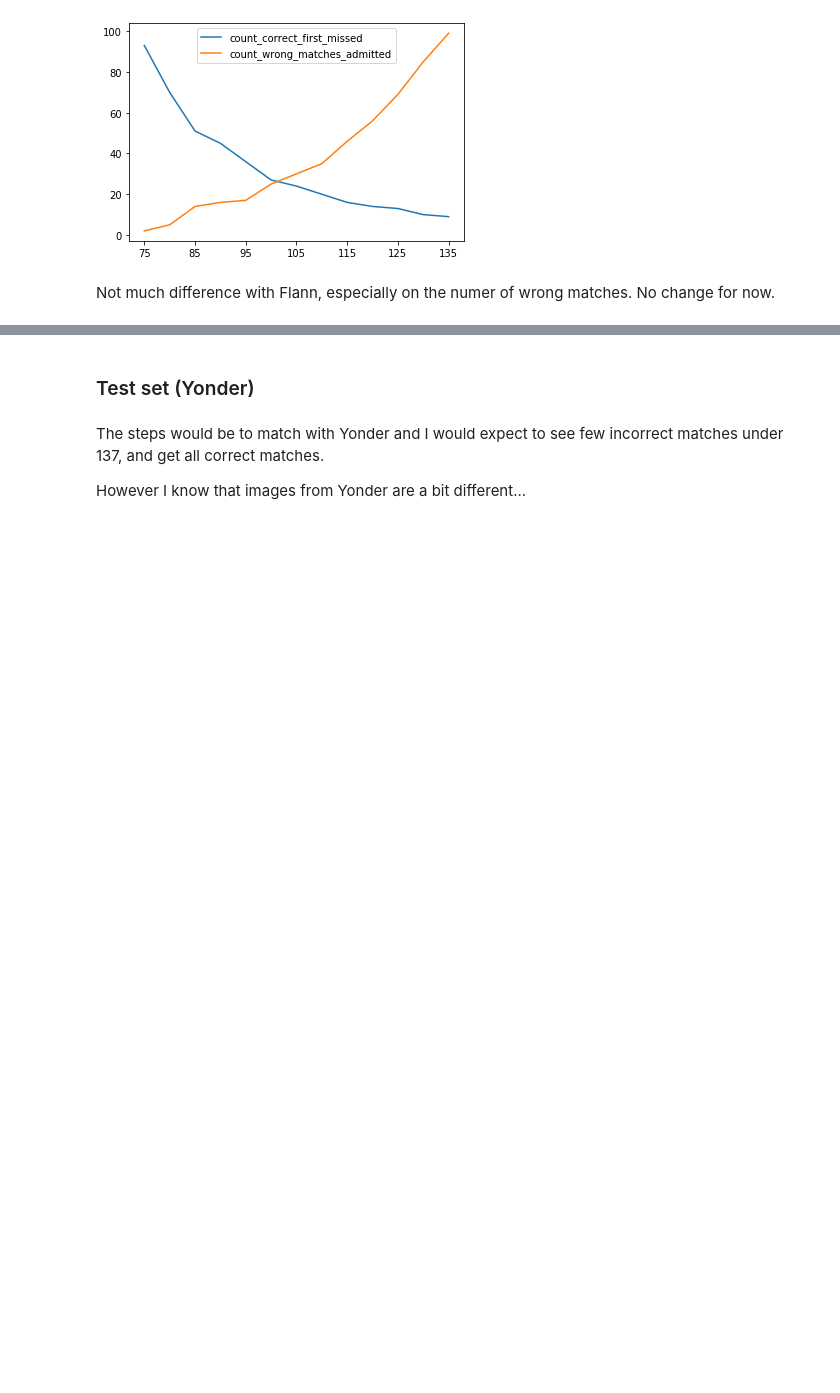
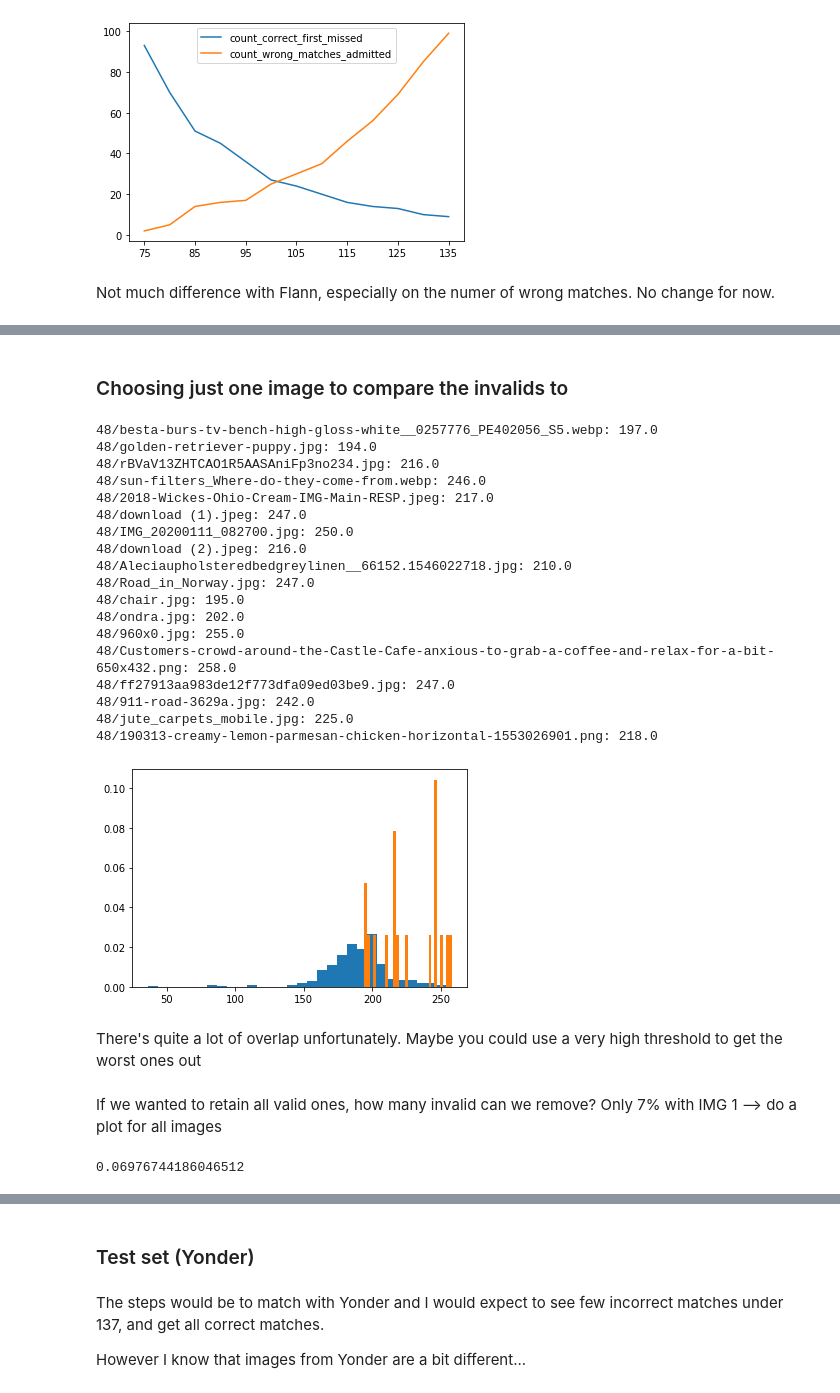
Before and after one commit to andrius-sil/climbicus, a Jupyter notebook: model_training_pre_release/threshold.ipynb, the cells around one changed output, grey strips where cells are left out. Drawn from its saved outputs; the diff is of its cells as text; code cells hidden in the pictures; blank space fills up the shorter version.

```diff
--- a/model_training_pre_release/threshold.ipynb
+++ b/model_training_pre_release/threshold.ipynb
@@ -237,0 +223,2 @@ max_valids, min_invalids, all_invalid_dists = invalid_images_stats(d)
+# %% [markdown]
+### Choosing just one image to compare the invalids to
@@ -238,3 +252,33 @@ max_valids, min_invalids, all_invalid_dists = invalid_images_stats(d)
+# %%
+max_valids, min_invalids, all_invalid_dists, valid_dists, invalid_dists = invalid_images_stats(d, 300)
+# %% [output]
+48/besta-burs-tv-bench-high-gloss-white__0257776_PE402056_S5.webp: 197.0
+48/golden-retriever-puppy.jpg: 194.0
+48/rBVaV13ZHTCAO1R5AASAniFp3no234.jpg: 216.0
+48/sun-filters_Where-do-they-come-from.webp: 246.0
+48/2018-Wickes-Ohio-Cream-IMG-Main-RESP.jpeg: 217.0
+48/download (1).jpeg: 247.0
+48/IMG_20200111_082700.jpg: 250.0
+48/download (2).jpeg: 216.0
+48/Aleciaupholsteredbedgreylinen__66152.1546022718.jpg: 210.0
+48/Road_in_Norway.jpg: 247.0
+48/chair.jpg: 195.0
+48/ondra.jpg: 202.0
+48/960x0.jpg: 255.0
+48/Customers-crowd-around-the-Castle-Cafe-anxious-to-grab-a-coffee-and-relax-for-a-bit-650x432.png: 258.0
+48/ff27913aa983de12f773dfa09ed03be9.jpg: 247.0
+48/911-road-3629a.jpg: 242.0
+48/jute_carpets_mobile.jpg: 225.0
+48/190313-creamy-lemon-parmesan-chicken-horizontal-1553026901.png: 218.0
+[figure, added]
+# %% [markdown]
+There's quite a lot of overlap unfortunately. Maybe you could use a very high threshold to get the worst ones out
+# %% [markdown]
+If we wanted to retain all valid ones, how many invalid can we remove? Only 7% with IMG 1 --> do a plot for all images
+# %%
+len([i for i in invalid_dists if i > max_valids[0]]) / len(invalid_dists)
+# %% [output]
+0.06976744186046512
 # %%
 analyse_wrong_threshold(correct, wrong, all_invalid_dists=all_invalid_dists)
 # %% [output]
```
Also changed, not shown: parts of 17 cells of this notebook, 2 other files.
